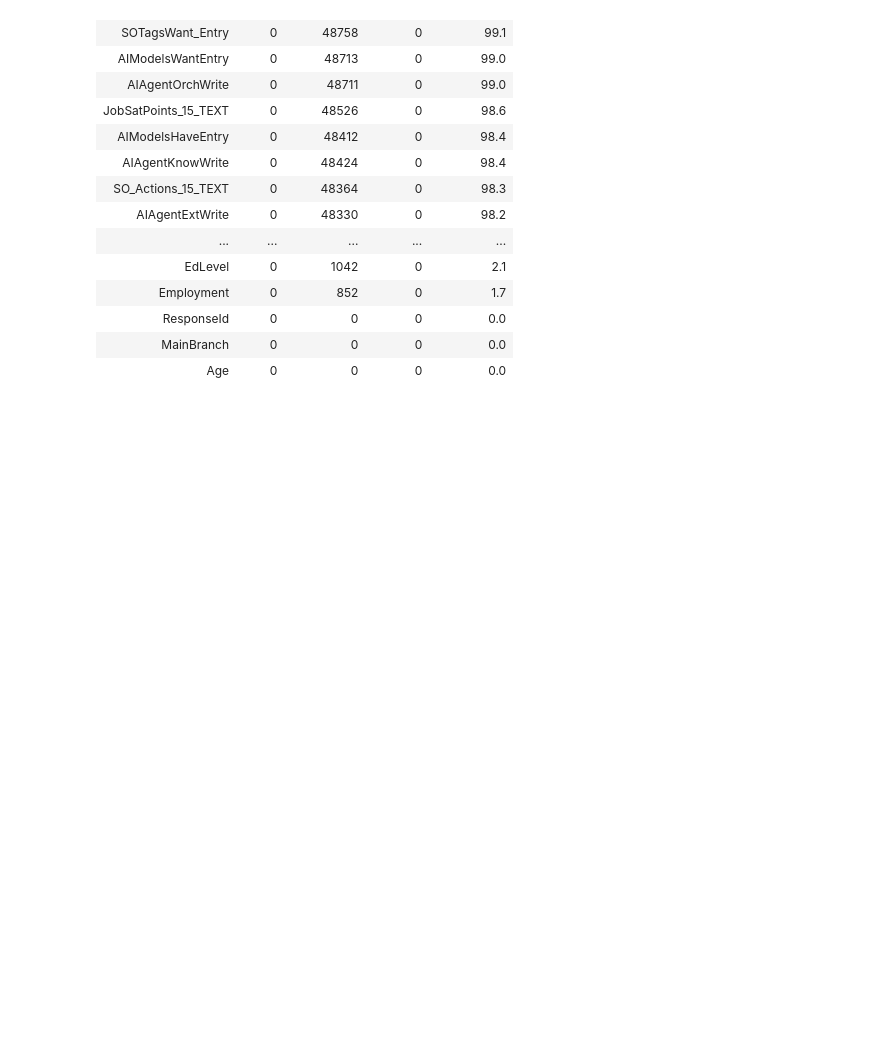
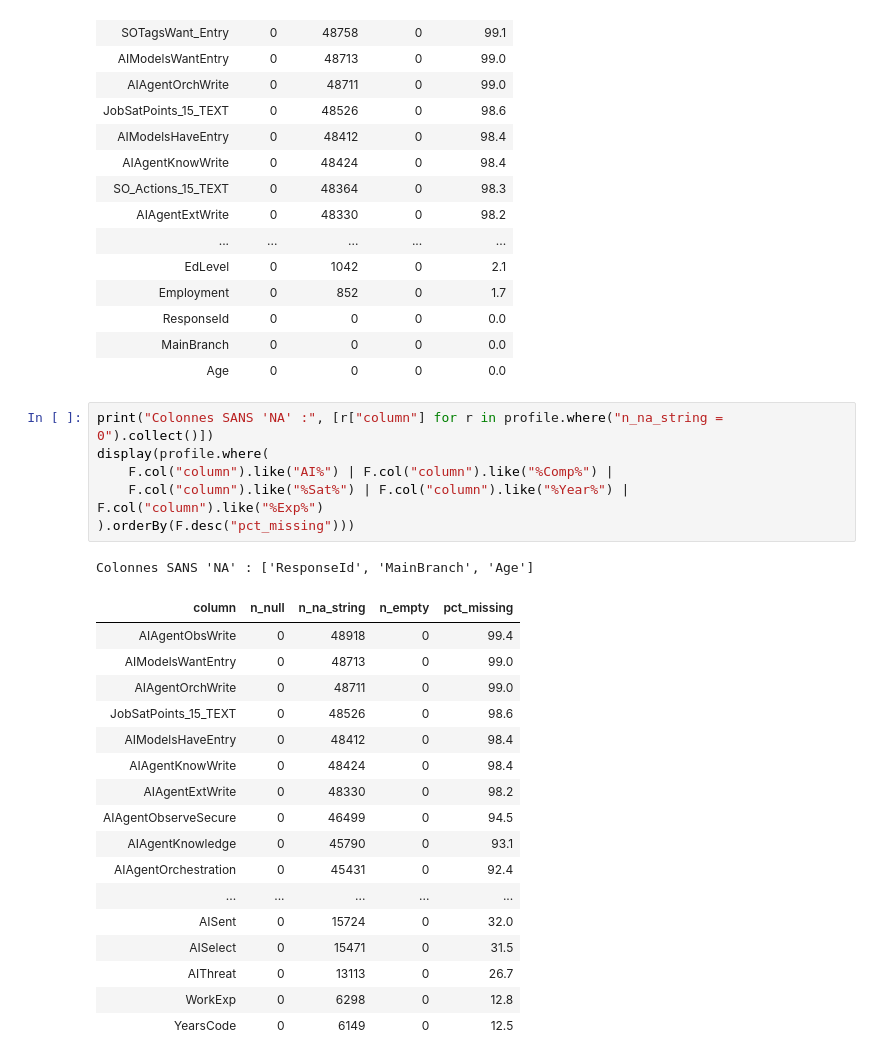
Before and after one commit to Bayrem199/ai-reality-check, a Jupyter notebook: notebooks/01_bronze_ingestion.ipynb, the cells around one changed output. Drawn from its saved outputs; the diff is of its cells as text; blank space fills up the shorter version.

```diff
--- a/notebooks/01_bronze_ingestion.ipynb
+++ b/notebooks/01_bronze_ingestion.ipynb
@@ -267,3 +269,28 @@ Colonnes avec 'NA' : 169
 | ResponseId | 0 | 0 | 0 | 0.0 |
 | MainBranch | 0 | 0 | 0 | 0.0 |
 | Age | 0 | 0 | 0 | 0.0 |
+# %%
+print("Colonnes SANS 'NA' :", [r["column"] for r in profile.where("n_na_string = 0").collect()])
+display(profile.where(
+    F.col("column").like("AI%") | F.col("column").like("%Comp%") |
+    F.col("column").like("%Sat%") | F.col("column").like("%Year%") | F.col("column").like("%Exp%")
+).orderBy(F.desc("pct_missing")))
+# %% [output]
+Colonnes SANS 'NA' : ['ResponseId', 'MainBranch', 'Age']
+| column | n_null | n_na_string | n_empty | pct_missing |
+| AIAgentObsWrite | 0 | 48918 | 0 | 99.4 |
+| AIModelsWantEntry | 0 | 48713 | 0 | 99.0 |
+| AIAgentOrchWrite | 0 | 48711 | 0 | 99.0 |
+| JobSatPoints_15_TEXT | 0 | 48526 | 0 | 98.6 |
+| AIModelsHaveEntry | 0 | 48412 | 0 | 98.4 |
+| AIAgentKnowWrite | 0 | 48424 | 0 | 98.4 |
+| AIAgentExtWrite | 0 | 48330 | 0 | 98.2 |
+| AIAgentObserveSecure | 0 | 46499 | 0 | 94.5 |
+| AIAgentKnowledge | 0 | 45790 | 0 | 93.1 |
+| AIAgentOrchestration | 0 | 45431 | 0 | 92.4 |
+| ... | ... | ... | ... | ... |
+| AISent | 0 | 15724 | 0 | 32.0 |
+| AISelect | 0 | 15471 | 0 | 31.5 |
+| AIThreat | 0 | 13113 | 0 | 26.7 |
+| WorkExp | 0 | 6298 | 0 | 12.8 |
+| YearsCode | 0 | 6149 | 0 | 12.5 |
```
Also changed, not shown: parts of 3 cells of this notebook.
